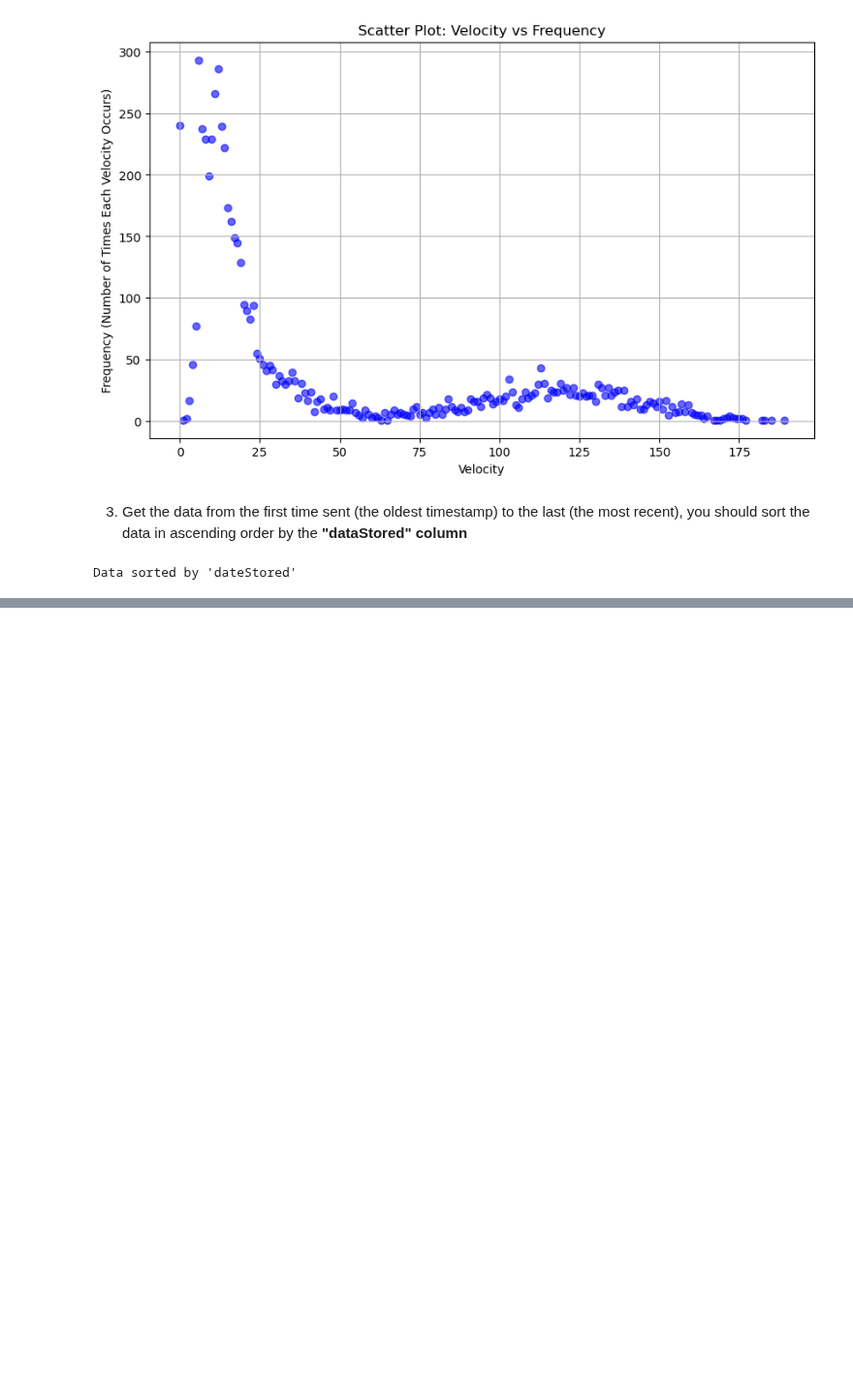
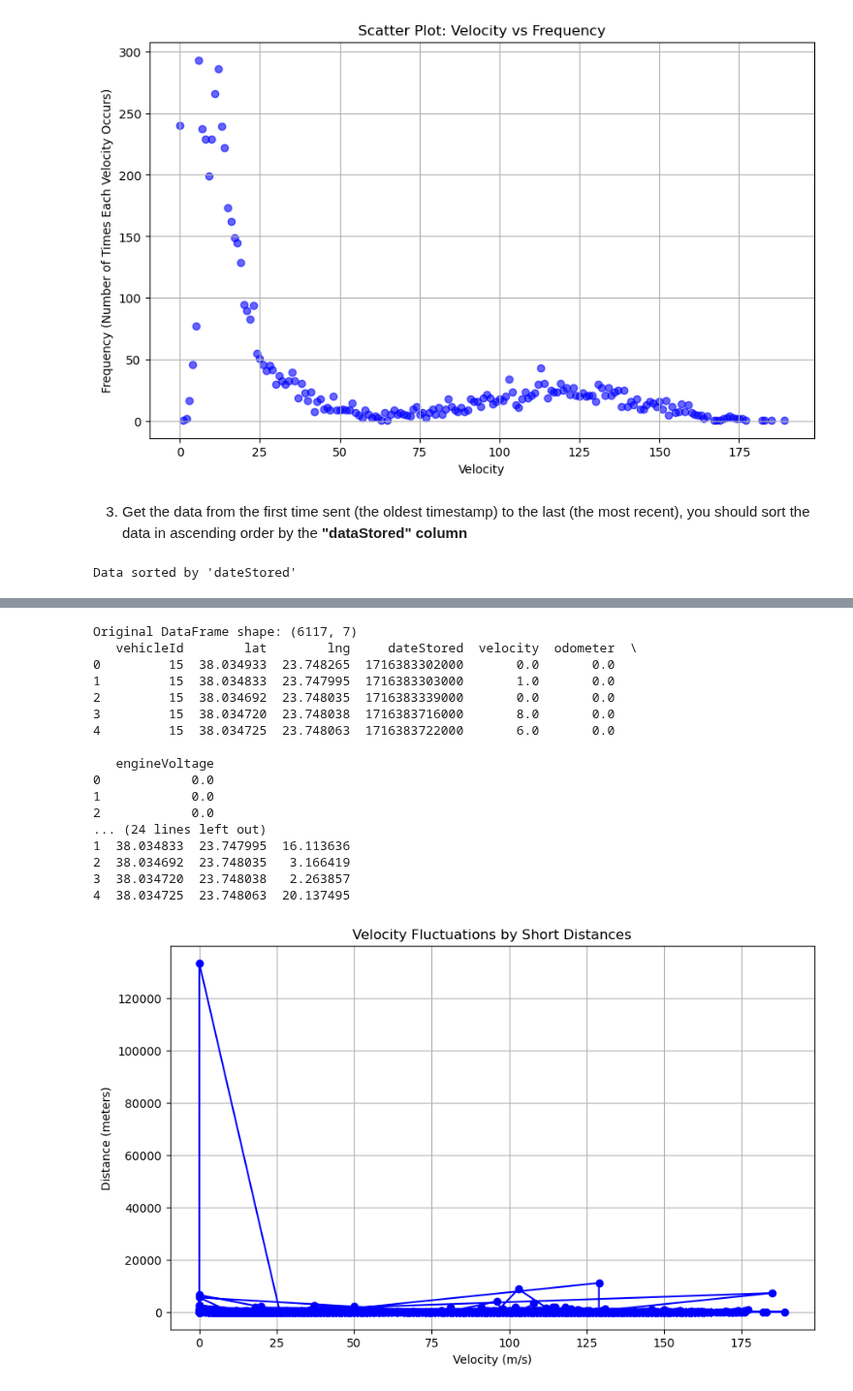
Before and after one commit to GeorgeStyl/Ptyxiaki-Repository, a Jupyter notebook: Python_Scripts/Data_Analysis/data_analysis.ipynb, the cells around one changed output, grey strips where cells are left out. Shown at 97% size. Saved outputs shown, nothing was run; the diff lists cells and outputs as text; code cells hidden in the pictures; blank space fills up the shorter version.

Commit message:
plotted velocity vs speed

```diff
--- a/Python_Scripts/Data_Analysis/data_analysis.ipynb
+++ b/Python_Scripts/Data_Analysis/data_analysis.ipynb
@@ -389,0 +331,78 @@ plt.show()
+# %%
+import pandas as pd
+from geopy.distance import geodesic
+import numpy as np
+import matplotlib.pyplot as plt
+
+# Load the CSV
+df = pd.read_csv(VEHICLE_15_PATH)
+
+# Initial checks
+print("Original DataFrame shape:", df.shape)
+print(df.head())
+print(df.describe())
+
+# Handle timestamps
+if df['dateStored'].max() > 10**10:  # Likely in milliseconds
+    df['dateStored'] = df['dateStored'] / 1000
+df['dateStored'] = df['dateStored'].astype(int)
+
+# Drop NaNs in lat, lng, and velocity
+df = df.dropna(subset=['lat', 'lng', 'velocity'])
+
+# Round coordinates
+df['lat'] = df['lat'].round(8)
+df['lng'] = df['lng'].round(8)
+
+# Filter valid lat/lng ranges
+df = df[df['lat'].between(-90, 90) & df['lng'].between(-180, 180)]
+
+# Convert timestamps
+df['dateStored'] = pd.to_datetime(df['dateStored'], unit='s')
+
+# Calculate distances explicitly
+distances = []
+for i in range(len(df) - 1):
+    point1 = (df.iloc[i]['lat'], df.iloc[i]['lng'])
+    point2 = (df.iloc[i + 1]['lat'], df.iloc[i + 1]['lng'])
+    if pd.notnull(point1[0]) and pd.notnull(point1[1]) and pd.notnull(point2[0]) and pd.notnull(point2[1]):
+        distances.append(geodesic(point1, point2).meters)
+    else:
+        distances.append(np.nan)
+distances.append(np.nan)  # Add a NaN for the last row
+df['distance'] = distances
+
+# Drop rows where distance is NaN
+df = df.dropna(subset=['distance'])
+
+# Debugging outputs
+print("After distance calculation:")
+print(df[['lat', 'lng', 'distance']].head())
+
+# Plot velocity fluctuations
+plt.figure(figsize=(10, 6))
+plt.plot(df['velocity'], df['distance'], marker='o', linestyle='-', color='b')
+plt.ylabel('Distance (meters)')
+plt.xlabel('Velocity (m/s)')
+plt.title('Velocity Fluctuations by Short Distances')
+plt.grid(True)
+plt.show()
+# %% [output]
+Original DataFrame shape: (6117, 7)
+   vehicleId        lat        lng     dateStored  velocity  odometer  \
+0         15  38.034933  23.748265  1716383302000       0.0       0.0
+1         15  38.034833  23.747995  1716383303000       1.0       0.0
+2         15  38.034692  23.748035  1716383339000       0.0       0.0
+3         15  38.034720  23.748038  1716383716000       8.0       0.0
+4         15  38.034725  23.748063  1716383722000       6.0       0.0
+
+   engineVoltage
+0            0.0
+1            0.0
+2            0.0
+... (24 lines left out)
+1  38.034833  23.747995  16.113636
+2  38.034692  23.748035   3.166419
+3  38.034720  23.748038   2.263857
+4  38.034725  23.748063  20.137495
+[figure, added]
```
Also changed, not shown: parts of 4 cells of this notebook.
